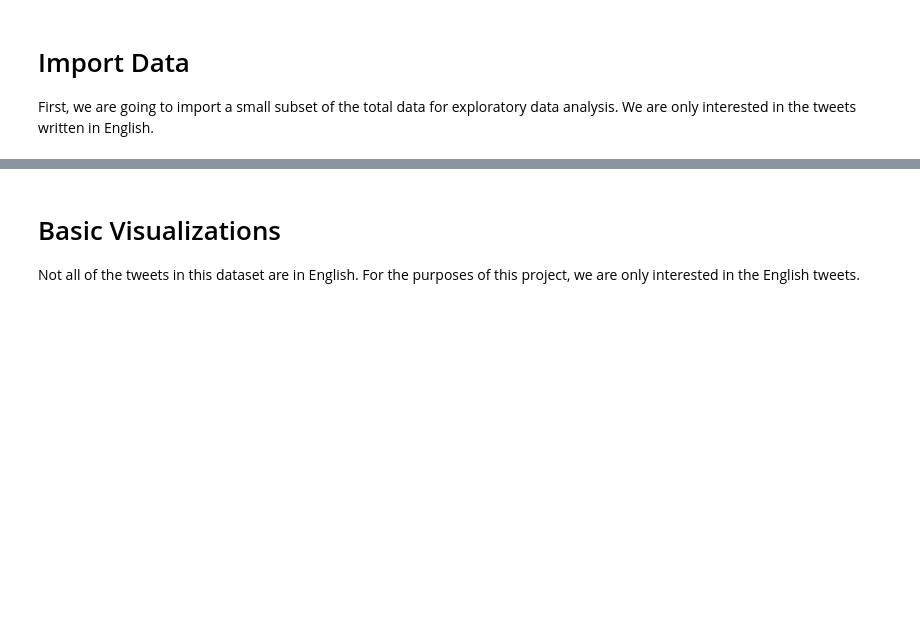
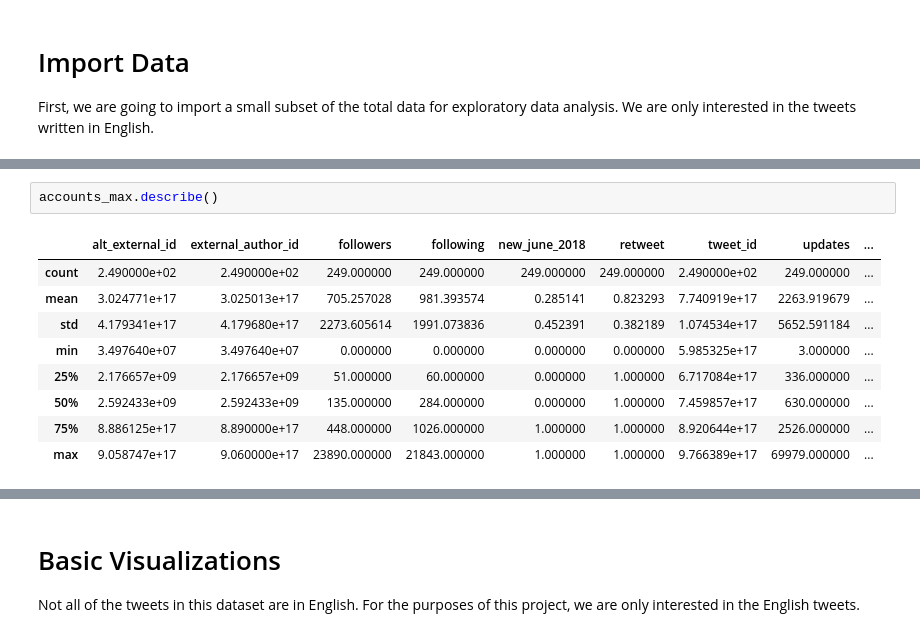
Before and after one commit to joshkraft/kraft_thesis_s19, a Jupyter notebook: Initial Data Exploration.ipynb, the cells around one changed output, grey strips where cells are left out. Cells and saved outputs as stored; diff of their text form; blank space fills up the shorter version.

```diff
--- a/Initial Data Exploration.ipynb
+++ b/Initial Data Exploration.ipynb
@@ -35,0 +94,12 @@ ax = sns.kdeplot(left_troll.followers, left_troll.updates,
+# %%
+accounts_max.describe()
+# %% [output]
+|  | alt_external_id | external_author_id | followers | following | new_june_2018 | retweet | tweet_id | updates | ... |
+| count | 2.490000e+02 | 2.490000e+02 | 249.000000 | 249.000000 | 249.000000 | 249.000000 | 2.490000e+02 | 249.000000 | ... |
+| mean | 3.024771e+17 | 3.025013e+17 | 705.257028 | 981.393574 | 0.285141 | 0.823293 | 7.740919e+17 | 2263.919679 | ... |
+| std | 4.179341e+17 | 4.179680e+17 | 2273.605614 | 1991.073836 | 0.452391 | 0.382189 | 1.074534e+17 | 5652.591184 | ... |
+| min | 3.497640e+07 | 3.497640e+07 | 0.000000 | 0.000000 | 0.000000 | 0.000000 | 5.985325e+17 | 3.000000 | ... |
+| 25% | 2.176657e+09 | 2.176657e+09 | 51.000000 | 60.000000 | 0.000000 | 1.000000 | 6.717084e+17 | 336.000000 | ... |
+| 50% | 2.592433e+09 | 2.592433e+09 | 135.000000 | 284.000000 | 0.000000 | 1.000000 | 7.459857e+17 | 630.000000 | ... |
+| 75% | 8.886125e+17 | 8.890000e+17 | 448.000000 | 1026.000000 | 1.000000 | 1.000000 | 8.920644e+17 | 2526.000000 | ... |
+| max | 9.058747e+17 | 9.060000e+17 | 23890.000000 | 21843.000000 | 1.000000 | 1.000000 | 9.766389e+17 | 69979.000000 | ... |
```
Also changed, not shown: parts of 20 cells of this notebook, 2 other files.
